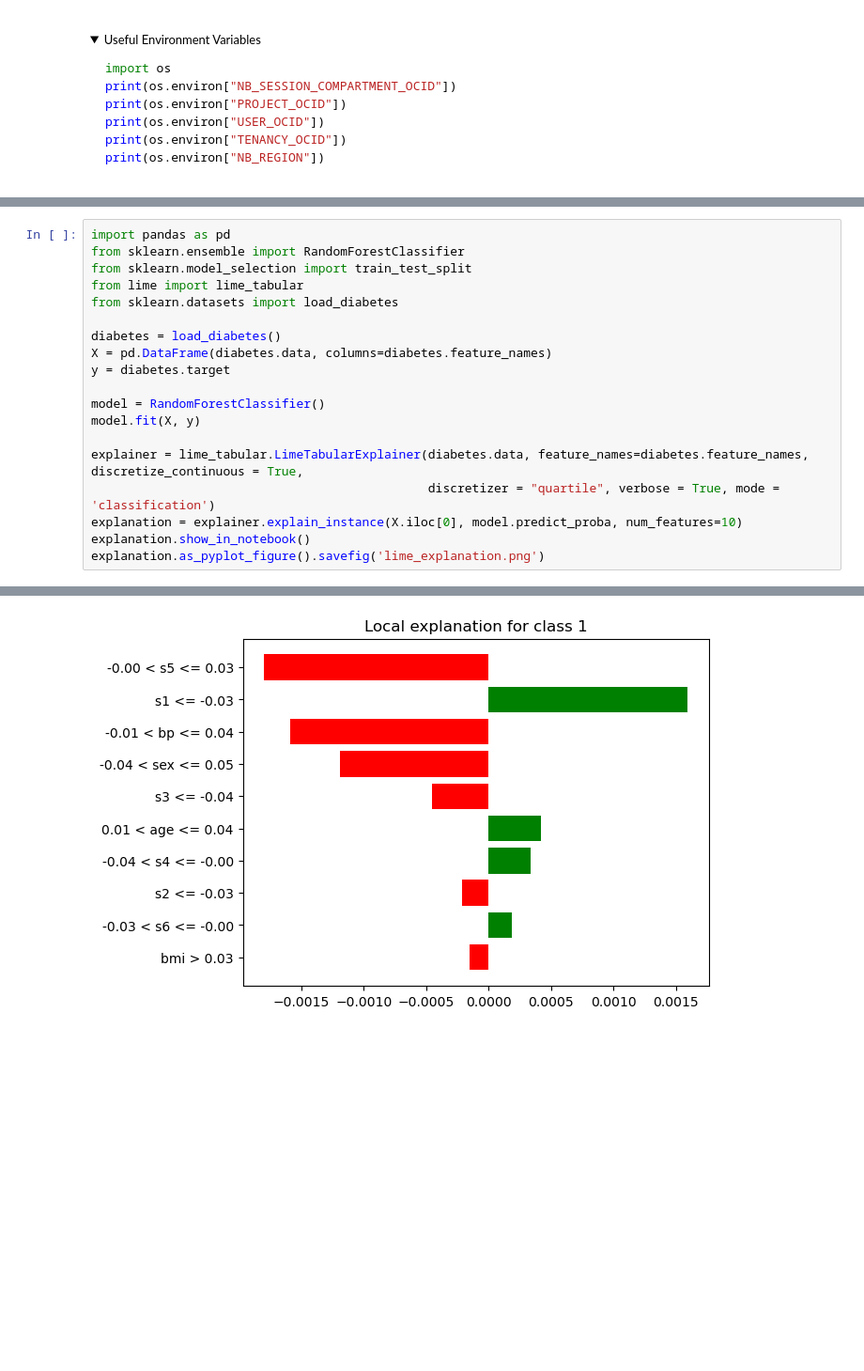
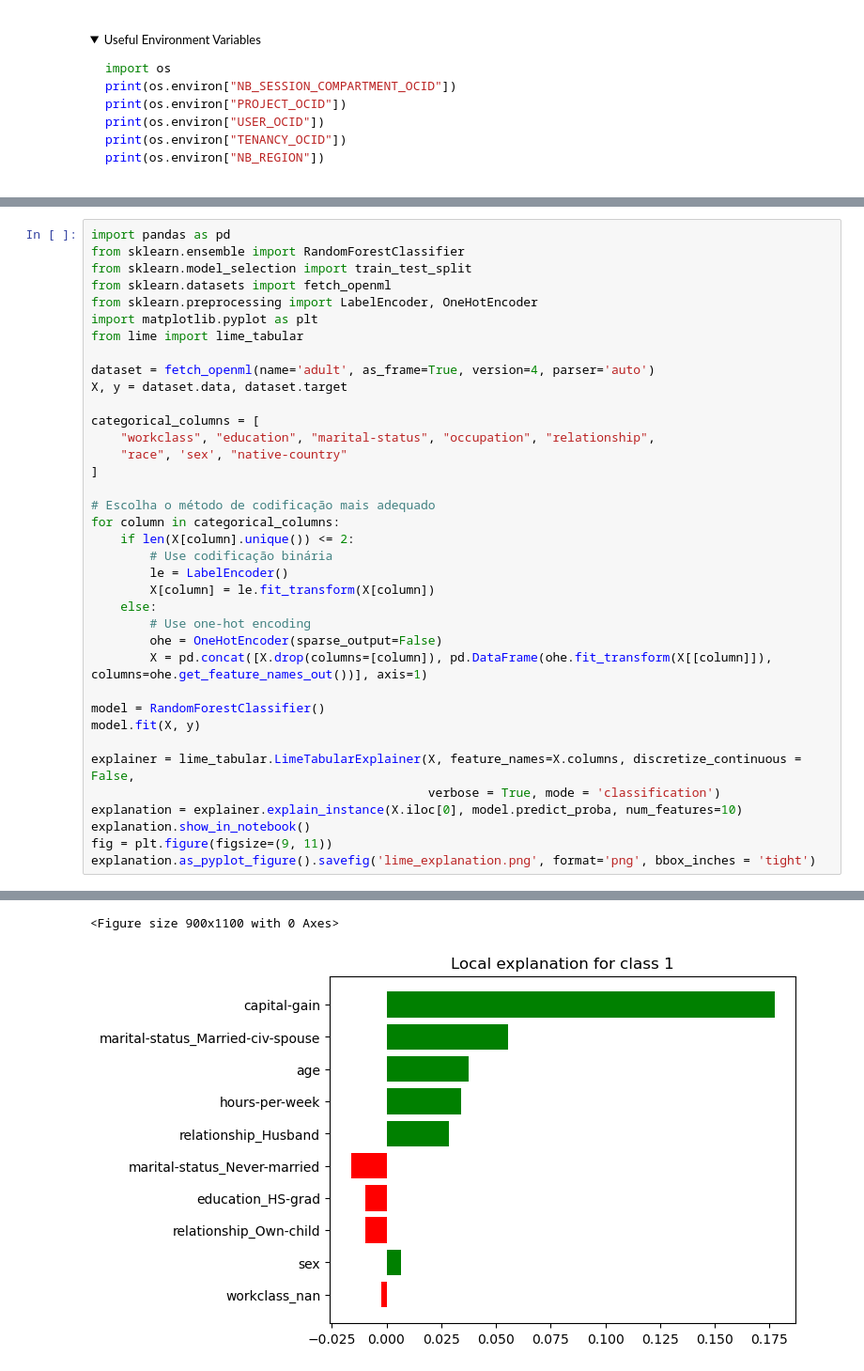
Before and after one commit to dougrao/Explicabilidade-em-ML, a Jupyter notebook: Usando LIME.ipynb, the cells around one changed output, grey strips where cells are left out. Shown at 94% size. Drawn from its saved outputs; the diff is of its cells as text; folded sections open; blank space fills up the shorter version.

Commit message:
Update dataset and crete the file 'Usando Oracle AutoMLX'

```diff
--- a/Usando LIME.ipynb
+++ b/Usando LIME.ipynb
@@ -58,19 +64,37 @@ print(os.environ["NB_REGION"])
 import pandas as pd
 from sklearn.ensemble import RandomForestClassifier
 from sklearn.model_selection import train_test_split
+from sklearn.datasets import fetch_openml
+from sklearn.preprocessing import LabelEncoder, OneHotEncoder
+import matplotlib.pyplot as plt
 from lime import lime_tabular
-from sklearn.datasets import load_diabetes
 
-diabetes = load_diabetes()
-X = pd.DataFrame(diabetes.data, columns=diabetes.feature_names)
-y = diabetes.target
+dataset = fetch_openml(name='adult', as_frame=True, version=4, parser='auto')
+X, y = dataset.data, dataset.target
+
+categorical_columns = [
+    "workclass", "education", "marital-status", "occupation", "relationship",
+    "race", 'sex', "native-country"
+]
+
+# Escolha o método de codificação mais adequado
+for column in categorical_columns:
+    if len(X[column].unique()) <= 2:
+        # Use codificação binária
+        le = LabelEncoder()
+        X[column] = le.fit_transform(X[column])
+    else:
+        # Use one-hot encoding
+        ohe = OneHotEncoder(sparse_output=False)
+        X = pd.concat([X.drop(columns=[column]), pd.DataFrame(ohe.fit_transform(X[[column]]), columns=ohe.get_feature_names_out())], axis=1)
 
 model = RandomForestClassifier()
 model.fit(X, y)
 
-explainer = lime_tabular.LimeTabularExplainer(diabetes.data, feature_names=diabetes.feature_names, discretize_continuous = True,
-                                              discretizer = "quartile", verbose = True, mode = 'classification')
+explainer = lime_tabular.LimeTabularExplainer(X, feature_names=X.columns, discretize_continuous = False,
+                                              verbose = True, mode = 'classification')
 explanation = explainer.explain_instance(X.iloc[0], model.predict_proba, num_features=10)
 explanation.show_in_notebook()
-explanation.as_pyplot_figure().savefig('lime_explanation.png')
+fig = plt.figure(figsize=(9, 11))
+explanation.as_pyplot_figure().savefig('lime_explanation.png', format='png', bbox_inches = 'tight')
 # %% [output]
@@ -79,3 +103,4 @@ Prediction_local [0.00036745]
 Right: 0.0
 [interactive output not drawn]
+<Figure size 900x1100 with 0 Axes>
-[figure, old version]
+[figure, new version]
```
Also changed, not shown: parts of 2 cells of this notebook, 4 other files.
